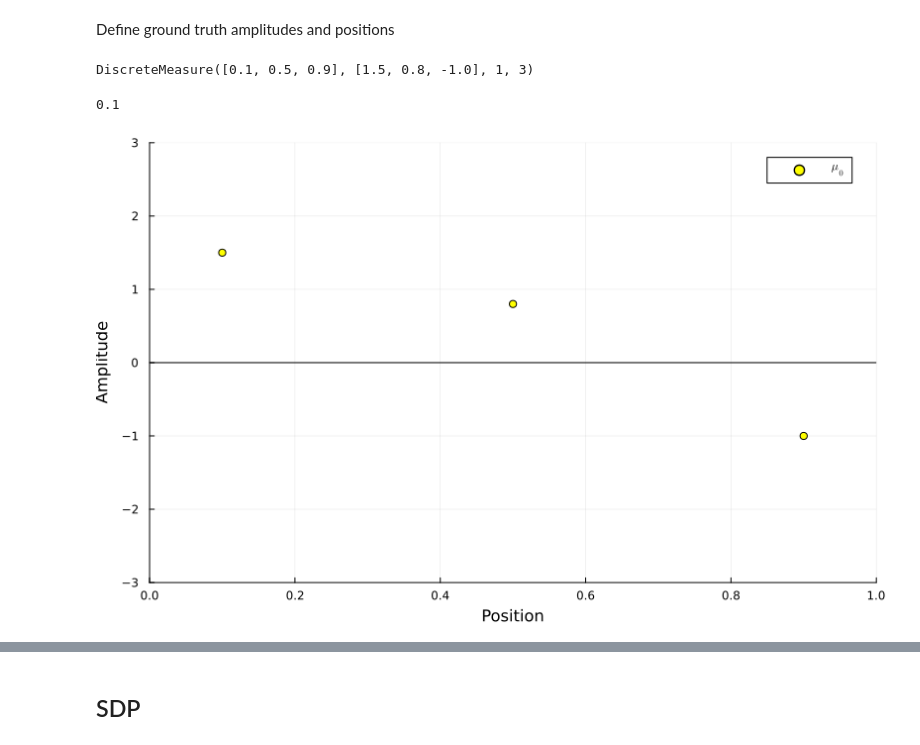
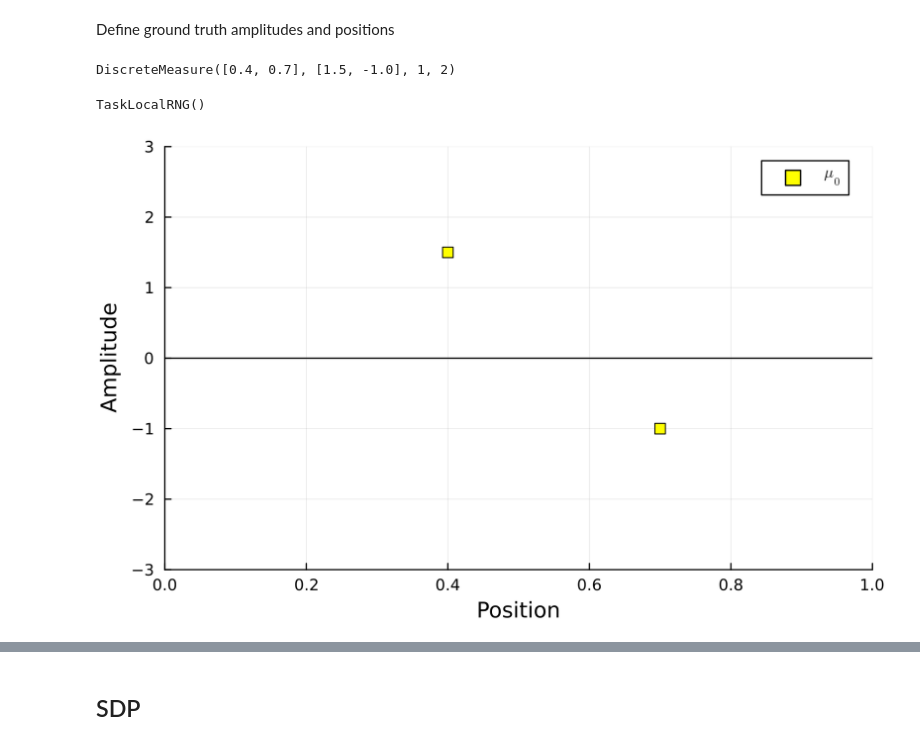
Before and after one commit to Lads-oxygen/SparseSpikes, a Jupyter notebook: examples/fourier_1D.ipynb, the cells around one changed output, grey strips where cells are left out. Drawn from its saved outputs; the diff is of its cells as text; code cells hidden in the pictures.

```diff
--- a/examples/fourier_1D.ipynb
+++ b/examples/fourier_1D.ipynb
@@ -8,35 +8,35 @@ Define ground truth amplitudes and positions
 # %%
 domain = [0, 1]
 
-x0 = [0.1, 0.5, 0.9]
-a0 = [1.5, 0.8, -1.0]
+x0 = [0.4, 0.7]
+a0 = [1.5, -1.0]
 
 μ0 = DiscreteMeasure(x0, a0)
 # %% [output]
-DiscreteMeasure([0.1, 0.5, 0.9], [1.5, 0.8, -1.0], 1, 3)
+DiscreteMeasure([0.4, 0.7], [1.5, -1.0], 1, 2)
 # %%
 # Define the number of Fourier coefficients
 fc = 6
 n = 2fc + 1
 
 # Define noise level
-noise_level = 0.1
+noise_level = 0.05
 
 # Seed for noise
-# Random.seed!(22)
+Random.seed!(12)
 # %% [output]
-0.1
+TaskLocalRNG()
 # %%
 # Define the plot
 num_points = 1000
 plt_grid = range(domain..., length=(num_points + 1))
-plot_size = (400, 250) .* 2
-plt = plot(xlims=extrema(domain), ylims=(-3, 3), xlabel="Position", ylabel="Amplitude", legend=:topright, size=plot_size)
+plot_size = (400, 250) .* 1.5
+plt = plot(xlims=extrema(domain), ylims=(-3, 3), xlabel="Position", ylabel="Amplitude", legend=:topright, size=plot_size, dpi=300)
 hline!(plt, [0], linestyle=:solid, color=:black, label="")
 
-plot_spikes!(plt, μ0, label=L"μ_0", color=:yellow)
+plot!(plt, μ0.x, μ0.a, seriestype=:scatter, color=:yellow, label=L"μ_0", marker=:square)
 # %% [output]
-[figure, old version]
+[figure, new version]
 # %%
 ops = fourier_operators_1D(fc, plt_grid)
 # %% [output]
```
Also changed, not shown: parts of 9 cells of this notebook, 29 other files.
